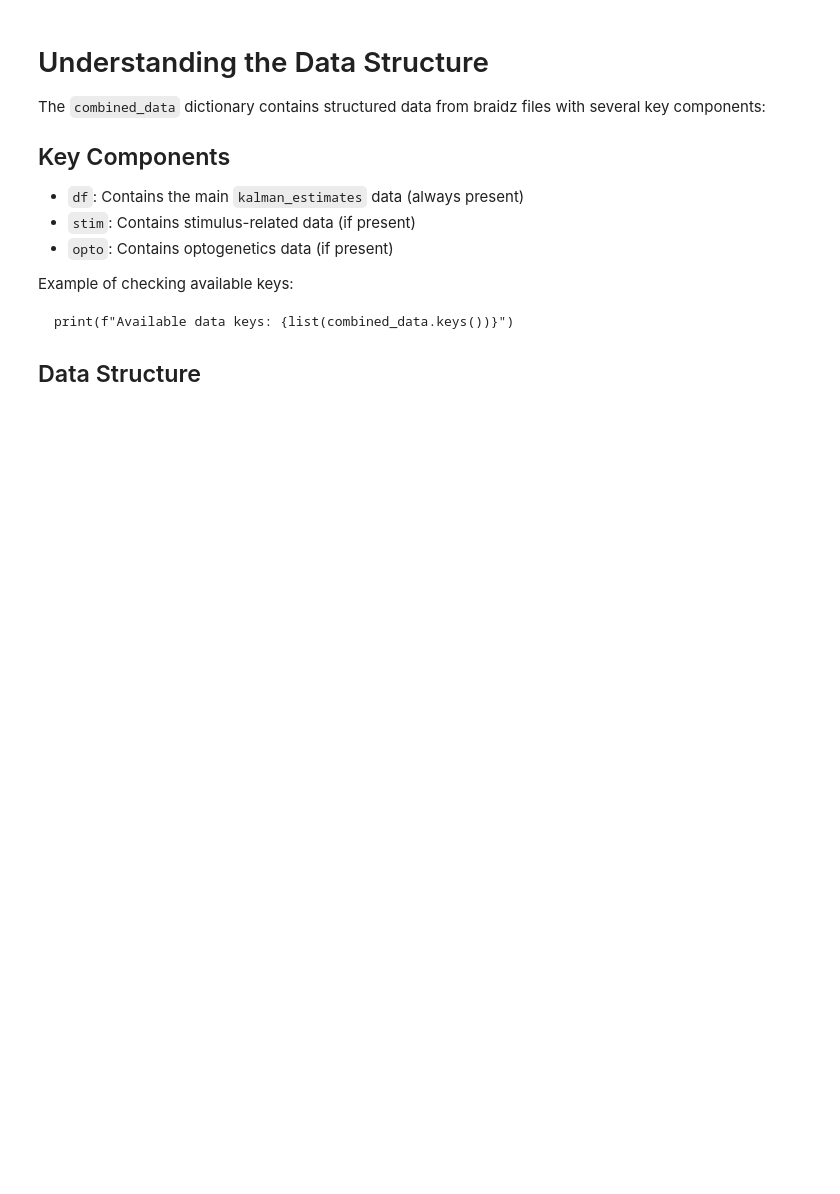
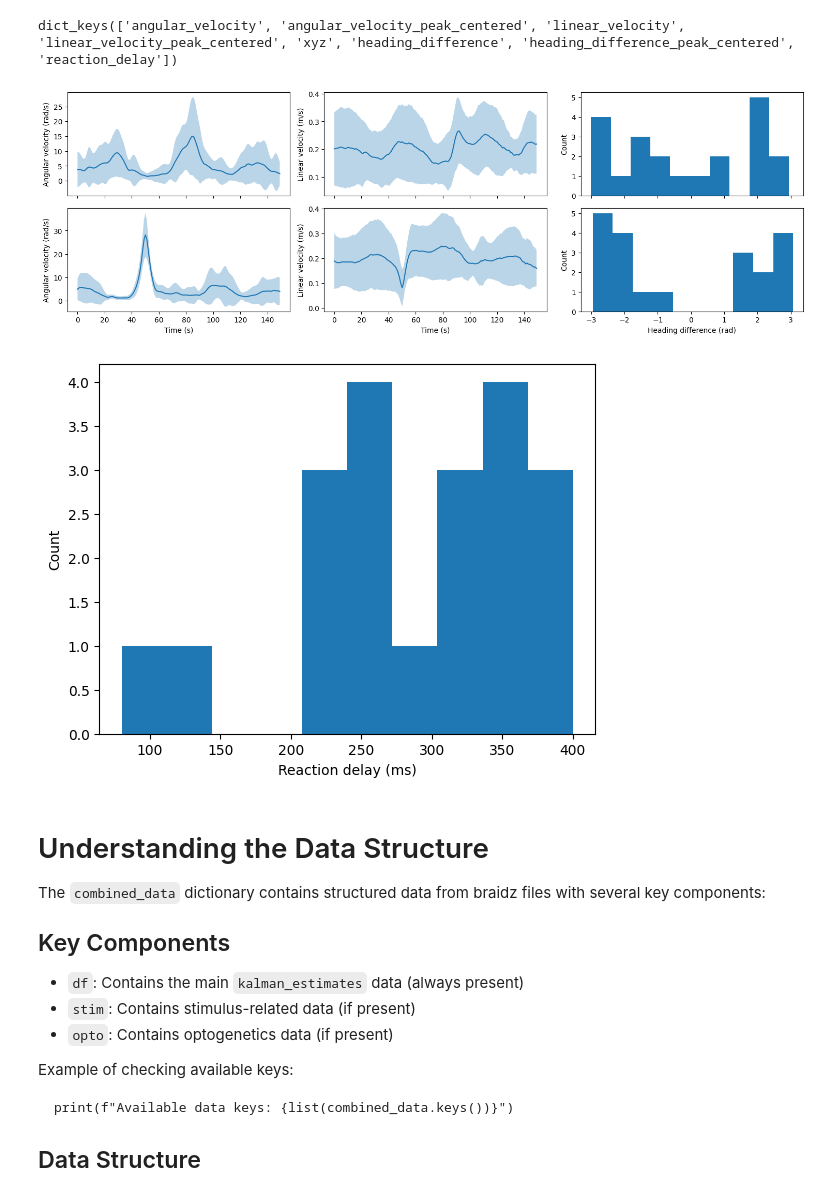
Before and after one commit to elhananby/braidz_analysis, a Jupyter notebook: notebooks/read_braidz_exmaple.ipynb, the cells around one changed output. Cells and saved outputs as stored; diff of their text form; code cells hidden in the pictures; blank space fills up the shorter version.

```diff
--- a/notebooks/read_braidz_exmaple.ipynb
+++ b/notebooks/read_braidz_exmaple.ipynb
@@ -8,2 +11,4 @@ You can still use other methods
 # %%
 root_folder = "/home/buchsbaum/mnt/nfc3008/md0/Experiments"
+exp_file = ["20241216_123918.braidz"]
+exp_data = bz.braidz.read_multiple_braidz(exp_file, root_folder)
@@ -10,3 +24,44 @@ root_folder = "/home/buchsbaum/mnt/nfc3008/md0/Experiments"
+# %%
+stim_data = bz.processing.get_stim_data(exp_data["df"], exp_data["stim"])
+# %%
+stim_data.keys()
+# %% [output]
+dict_keys(['angular_velocity', 'angular_velocity_peak_centered', 'linear_velocity', 'linear_velocity_peak_centered', 'xyz', 'heading_difference', 'heading_difference_peak_centered', 'reaction_delay'])
+# %%
+fig, axs = plt.subplots(ncols=3, nrows=2, figsize=(15, 5), sharex="col")
+bz.plotting.plot_mean_and_std(np.abs(stim_data["angular_velocity"]), ax=axs[0, 0])
+bz.plotting.plot_mean_and_std(stim_data["linear_velocity"], ax=axs[0, 1])
+bz.plotting.plot_histogram(stim_data["heading_difference"], ax=axs[0, 2])
+
+bz.plotting.plot_mean_and_std(
+    np.abs(stim_data["angular_velocity_peak_centered"]), ax=axs[1, 0]
+)
+bz.plotting.plot_mean_and_std(stim_data["linear_velocity_peak_centered"], ax=axs[1, 1])
+bz.plotting.plot_histogram(stim_data["heading_difference_peak_centered"], ax=axs[1, 2])
+
+axs[1, 0].set_xlabel("Time (s)")
+axs[1, 1].set_xlabel("Time (s)")
+axs[1, 2].set_xlabel("Heading difference (rad)")
+
+axs[0, 0].set_ylabel("Angular velocity (rad/s)")
+axs[0, 1].set_ylabel("Linear velocity (m/s)")
+axs[0, 2].set_ylabel("Count")
+
+axs[1, 0].set_ylabel("Angular velocity (rad/s)")
+axs[1, 1].set_ylabel("Linear velocity (m/s)")
+axs[1, 2].set_ylabel("Count")
+
+plt.tight_layout()
+plt.show()
+
+fig = plt.figure()
+plt.hist(stim_data["reaction_delay"] * 10)
+plt.xlabel("Reaction delay (ms)")
+plt.ylabel("Count")
+plt.show()
+# %% [output]
+[figure, added]
+[figure, added]
 # %% [markdown]
 # Understanding the Data Structure
 
```
Also changed, not shown: parts of 3 cells of this notebook, 2 other files.
